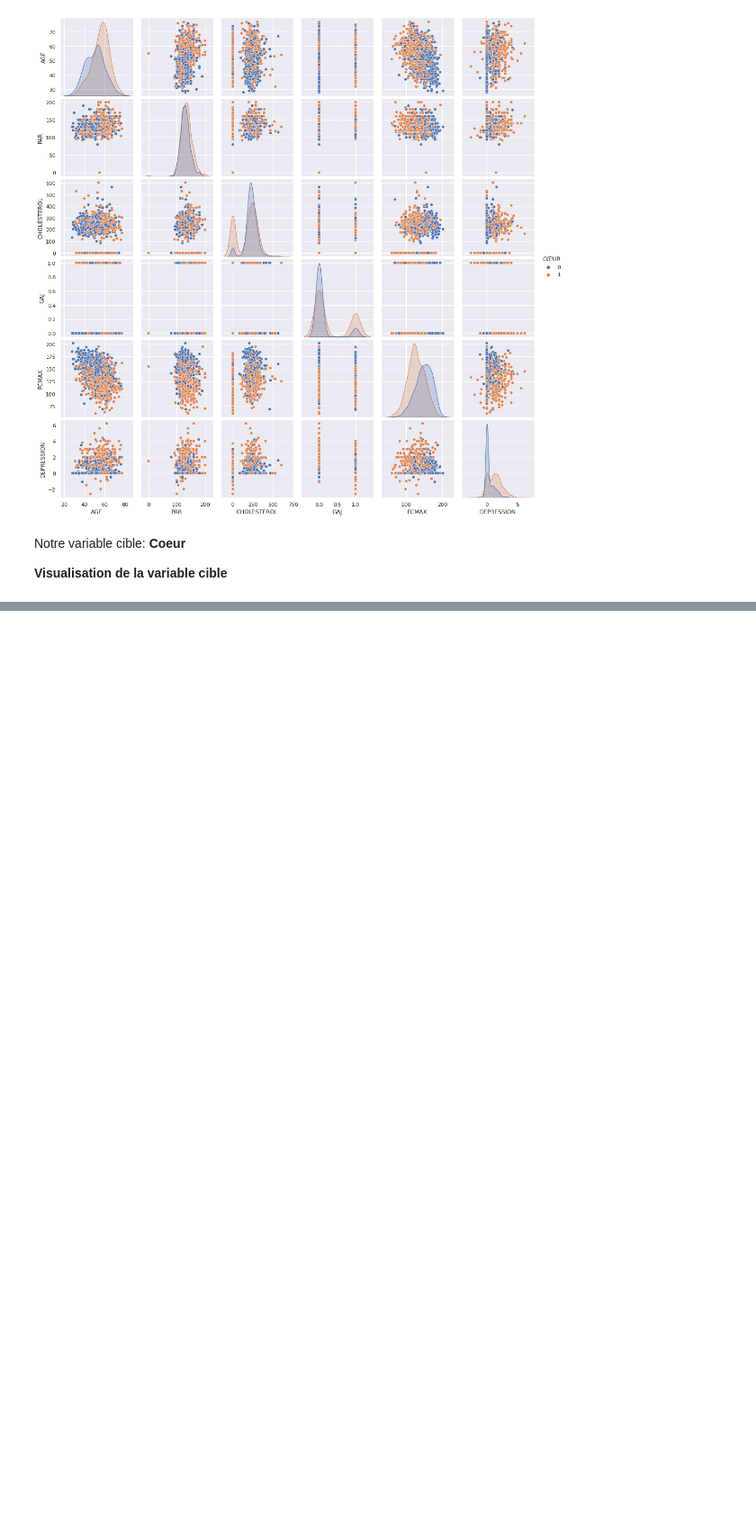
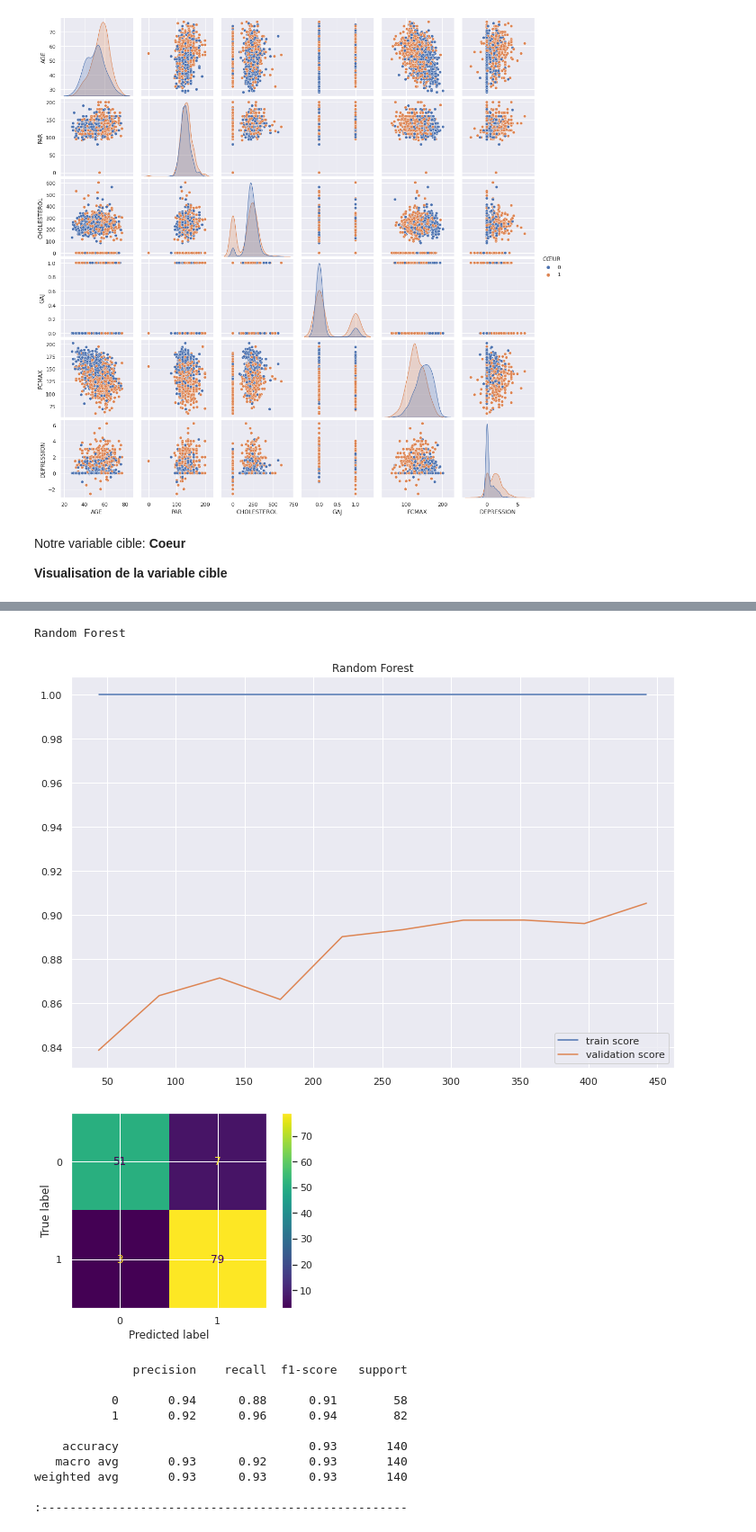
Before and after one commit to himaff/heart-diseases, a Jupyter notebook: heart_Diseases_prediction.ipynb, the cells around one changed output, grey strips where cells are left out. Shown at 90% size. Saved outputs shown, nothing was run; the diff lists cells and outputs as text; code cells hidden in the pictures; blank space fills up the shorter version.

```diff
--- a/heart_Diseases_prediction.ipynb
+++ b/heart_Diseases_prediction.ipynb
@@ -141,0 +150,2 @@ Notre variable cible: **Coeur**
+# %%
+trainset, testset = train_test_split(df, test_size=0.2, random_state=0)
@@ -141,0 +180,44 @@ Notre variable cible: **Coeur**
+# %%
+X_train, y_train = encodage(trainset)
+X_test, y_test = encodage(testset)
+# %%
+def evaluation(model_dict):
+    for key, model in model_dict.items():
+        model.fit(X_train, y_train)
+        ypred = model.predict(X_test)
+        N, train_score, val_score = learning_curve(model, X_train, y_train, cv=4,scoring='f1', train_sizes=np.linspace(0.1, 1, 10))
+
+        plt.figure(figsize=(12,8))
+        plt.plot(N, train_score.mean(axis=1), label='train score')
+        plt.plot(N, val_score.mean(axis=1), label='validation score')
+        plt.legend()
+        plt.title(key)
+
+        print(key)
+        #print(pd.DataFrame(confusion_matrix(y_test, ypred)))
+        plot_confusion_matrix(model, X_test, y_test)
+        plt.show()
+        print(classification_report(y_test, ypred))
+
+
+        print(':----------------------------------------------------')
+# %%
+model_list = {
+    "Random Forest": RandomForestClassifier(random_state=0)
+}
+# %%
+evaluation(model_list)
+# %% [output]
+Random Forest
+[figure, added]
+[figure, added]
+              precision    recall  f1-score   support
+
+           0       0.94      0.88      0.91        58
+           1       0.92      0.96      0.94        82
+
+    accuracy                           0.93       140
+   macro avg       0.93      0.92      0.93       140
+weighted avg       0.93      0.93      0.93       140
+
+:----------------------------------------------------
```
Also changed, not shown: parts of 4 cells of this notebook.
